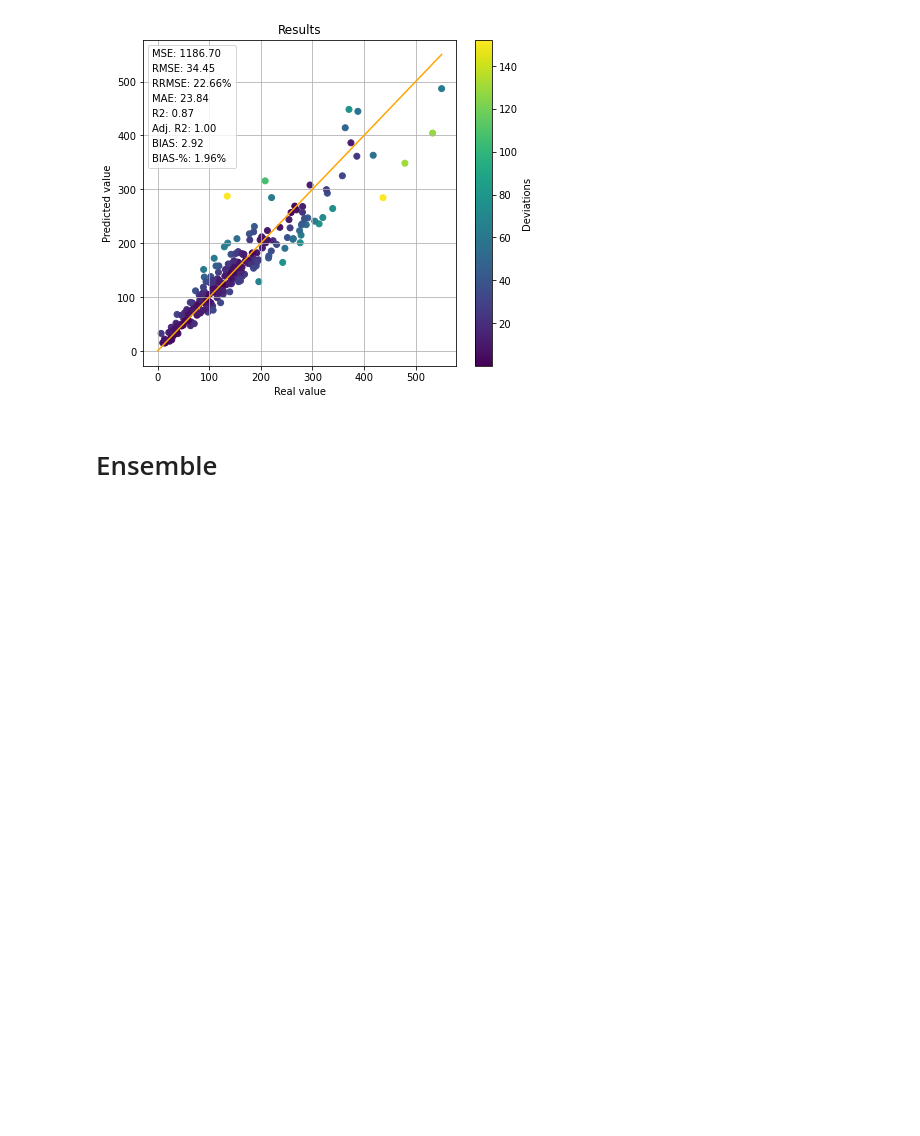
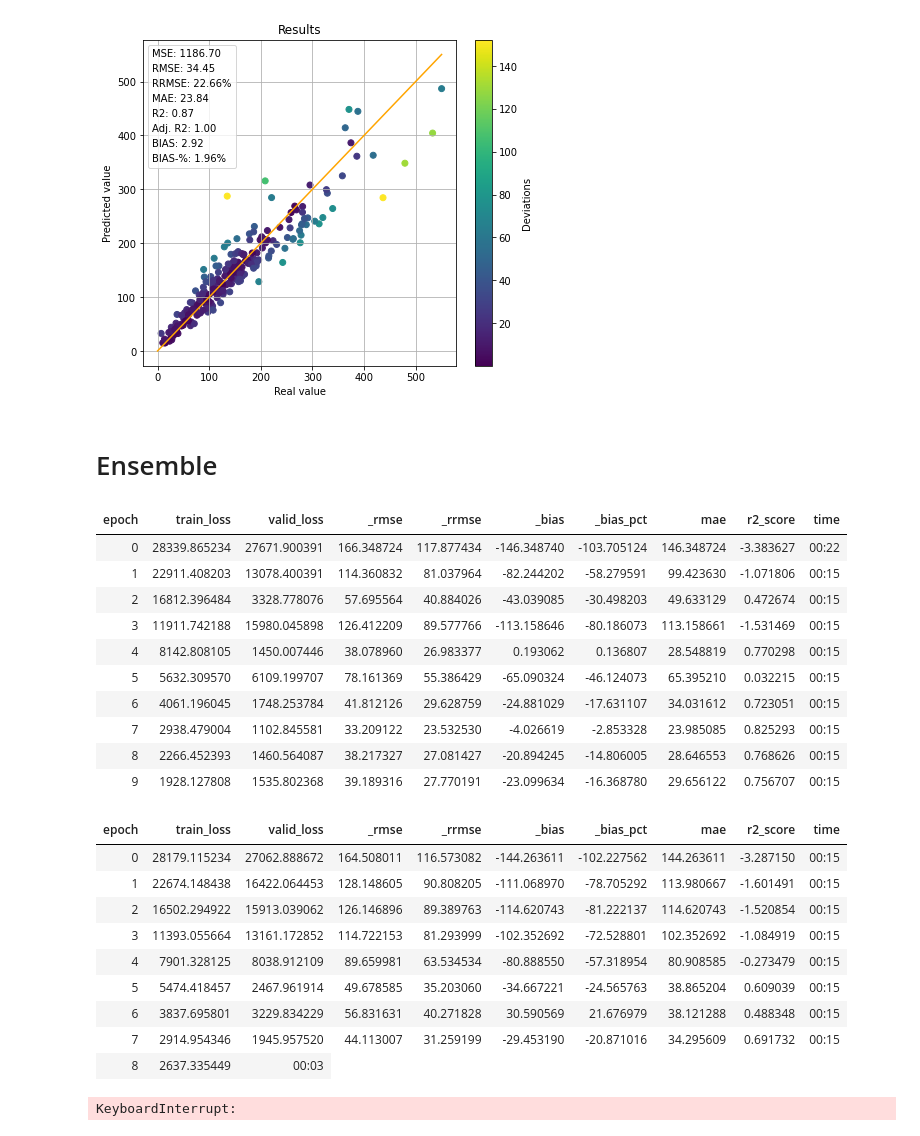
Before and after one commit to mayrajeo/enveco, a Jupyter notebook: examples/Voxelizations with 3DCnns.ipynb, the cells around one changed output. Cells and saved outputs as stored; diff of their text form; code cells hidden in the pictures; blank space fills up the shorter version.

```diff
--- a/examples/Voxelizations with 3DCnns.ipynb
+++ b/examples/Voxelizations with 3DCnns.ipynb
@@ -163,3 +162,28 @@ ens = Ensemble(dls, path='.', metrics=metrics, y_range=(0, 1000), n_models=2,
+# %%
+ens.fit_one_cycle(20, max_lr=1e-2)
+# %% [output]
+| epoch | train_loss | valid_loss | _rmse | _rrmse | _bias | _bias_pct | mae | r2_score | time |
+| 0 | 28339.865234 | 27671.900391 | 166.348724 | 117.877434 | -146.348740 | -103.705124 | 146.348724 | -3.383627 | 00:22 |
+| 1 | 22911.408203 | 13078.400391 | 114.360832 | 81.037964 | -82.244202 | -58.279591 | 99.423630 | -1.071806 | 00:15 |
+| 2 | 16812.396484 | 3328.778076 | 57.695564 | 40.884026 | -43.039085 | -30.498203 | 49.633129 | 0.472674 | 00:15 |
+| 3 | 11911.742188 | 15980.045898 | 126.412209 | 89.577766 | -113.158646 | -80.186073 | 113.158661 | -1.531469 | 00:15 |
+| 4 | 8142.808105 | 1450.007446 | 38.078960 | 26.983377 | 0.193062 | 0.136807 | 28.548819 | 0.770298 | 00:15 |
+| 5 | 5632.309570 | 6109.199707 | 78.161369 | 55.386429 | -65.090324 | -46.124073 | 65.395210 | 0.032215 | 00:15 |
+| 6 | 4061.196045 | 1748.253784 | 41.812126 | 29.628759 | -24.881029 | -17.631107 | 34.031612 | 0.723051 | 00:15 |
+| 7 | 2938.479004 | 1102.845581 | 33.209122 | 23.532530 | -4.026619 | -2.853328 | 23.985085 | 0.825293 | 00:15 |
+| 8 | 2266.452393 | 1460.564087 | 38.217327 | 27.081427 | -20.894245 | -14.806005 | 28.646553 | 0.768626 | 00:15 |
+| 9 | 1928.127808 | 1535.802368 | 39.189316 | 27.770191 | -23.099634 | -16.368780 | 29.656122 | 0.756707 | 00:15 |
+| epoch | train_loss | valid_loss | _rmse | _rrmse | _bias | _bias_pct | mae | r2_score | time |
+| 0 | 28179.115234 | 27062.888672 | 164.508011 | 116.573082 | -144.263611 | -102.227562 | 144.263611 | -3.287150 | 00:15 |
+| 1 | 22674.148438 | 16422.064453 | 128.148605 | 90.808205 | -111.068970 | -78.705292 | 113.980667 | -1.601491 | 00:15 |
+| 2 | 16502.294922 | 15913.039062 | 126.146896 | 89.389763 | -114.620743 | -81.222137 | 114.620743 | -1.520854 | 00:15 |
+| 3 | 11393.055664 | 13161.172852 | 114.722153 | 81.293999 | -102.352692 | -72.528801 | 102.352692 | -1.084919 | 00:15 |
+| 4 | 7901.328125 | 8038.912109 | 89.659981 | 63.534534 | -80.888550 | -57.318954 | 80.908585 | -0.273479 | 00:15 |
+| 5 | 5474.418457 | 2467.961914 | 49.678585 | 35.203060 | -34.667221 | -24.565763 | 38.865204 | 0.609039 | 00:15 |
+| 6 | 3837.695801 | 3229.834229 | 56.831631 | 40.271828 | 30.590569 | 21.676979 | 38.121288 | 0.488348 | 00:15 |
+| 7 | 2914.954346 | 1945.957520 | 44.113007 | 31.259199 | -29.453190 | -20.871016 | 34.295609 | 0.691732 | 00:15 |
+| 8 | 2637.335449 | 00:03 |
+KeyboardInterrupt:
 # %%
 ens.validate()
 # %% [output]
```
Also changed, not shown: parts of 8 cells of this notebook, 14 other files.
